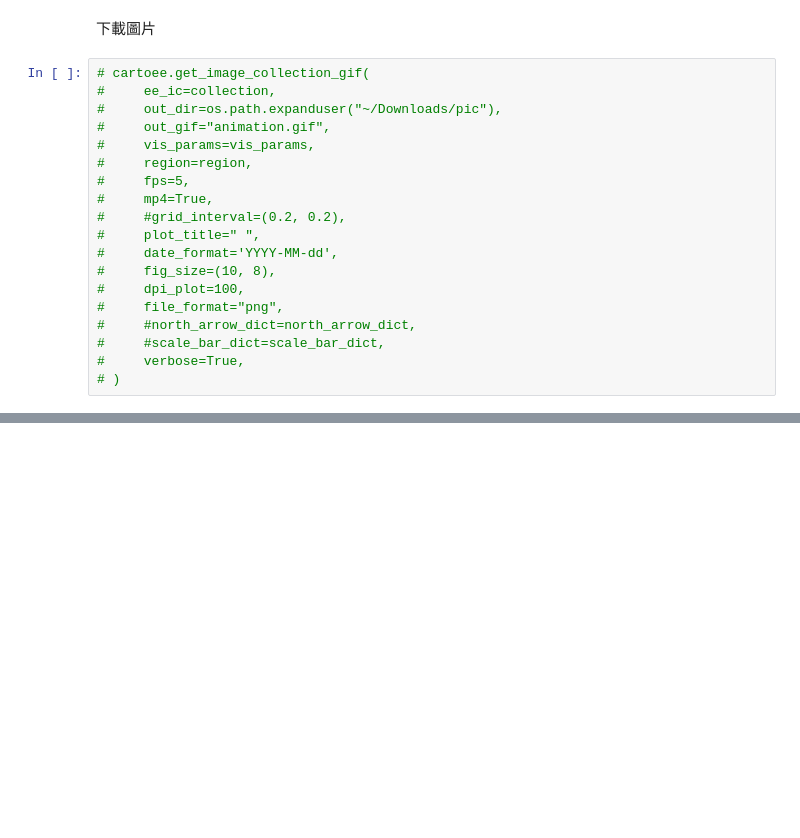
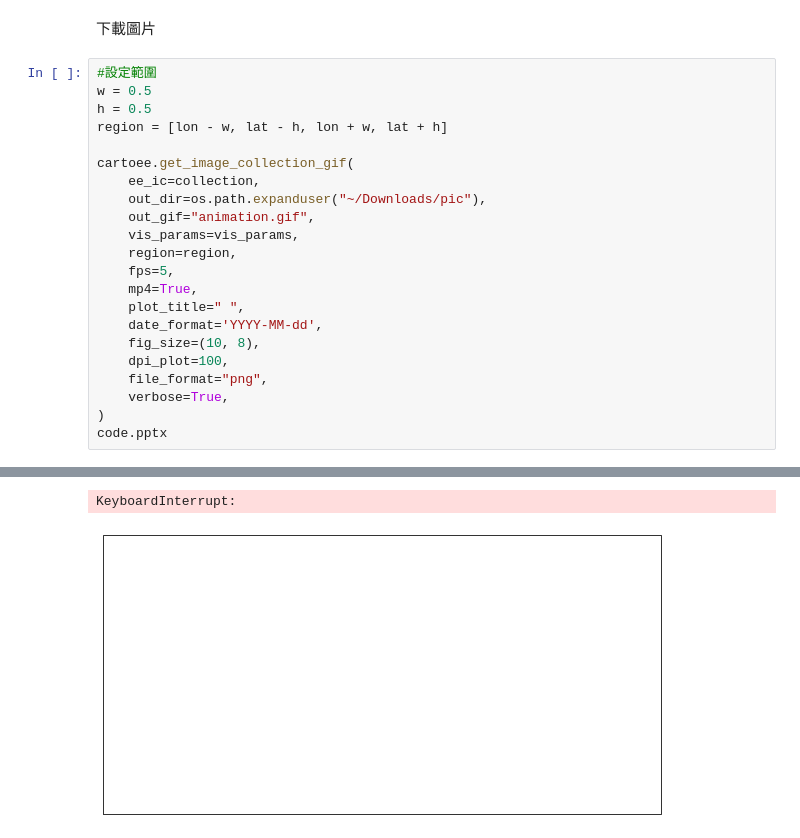
Before and after one commit to alalala666/cbir-project, a Jupyter notebook: work.ipynb, the cells around one changed output, grey strips where cells are left out. Drawn from its saved outputs; the diff is of its cells as text; blank space fills up the shorter version.

```diff
--- a/work.ipynb
+++ b/work.ipynb
@@ -91,21 +88,25 @@ collection.aggregate_array('system:index').getInfo()
 # %% [markdown]
 下載圖片
 # %%
-# cartoee.get_image_collection_gif(
-#     ee_ic=collection,
-#     out_dir=os.path.expanduser("~/Downloads/pic"),
-#     out_gif="animation.gif",
-#     vis_params=vis_params,
-#     region=region,
-#     fps=5,
-#     mp4=True,
-#     #grid_interval=(0.2, 0.2),
-#     plot_title=" ",
-#     date_format='YYYY-MM-dd',
-#     fig_size=(10, 8),
-#     dpi_plot=100,
-#     file_format="png",
-#     #north_arrow_dict=north_arrow_dict,
-#     #scale_bar_dict=scale_bar_dict,
-#     verbose=True,
-# )
+#設定範圍
+w = 0.5
+h = 0.5
+region = [lon - w, lat - h, lon + w, lat + h]
+
+cartoee.get_image_collection_gif(
+    ee_ic=collection,
+    out_dir=os.path.expanduser("~/Downloads/pic"),
+    out_gif="animation.gif",
+    vis_params=vis_params,
+    region=region,
+    fps=5,
+    mp4=True,
+    plot_title=" ",
+    date_format='YYYY-MM-dd',
+    fig_size=(10, 8),
+    dpi_plot=100,
+    file_format="png",
+    verbose=True,
+)
+code.pptx
+# %% [output]
@@ -111,0 +127,2 @@ collection.aggregate_array('system:index').getInfo()
+KeyboardInterrupt:
+[figure, added]
```
Also changed, not shown: parts of 3 cells of this notebook, 1 other file.
